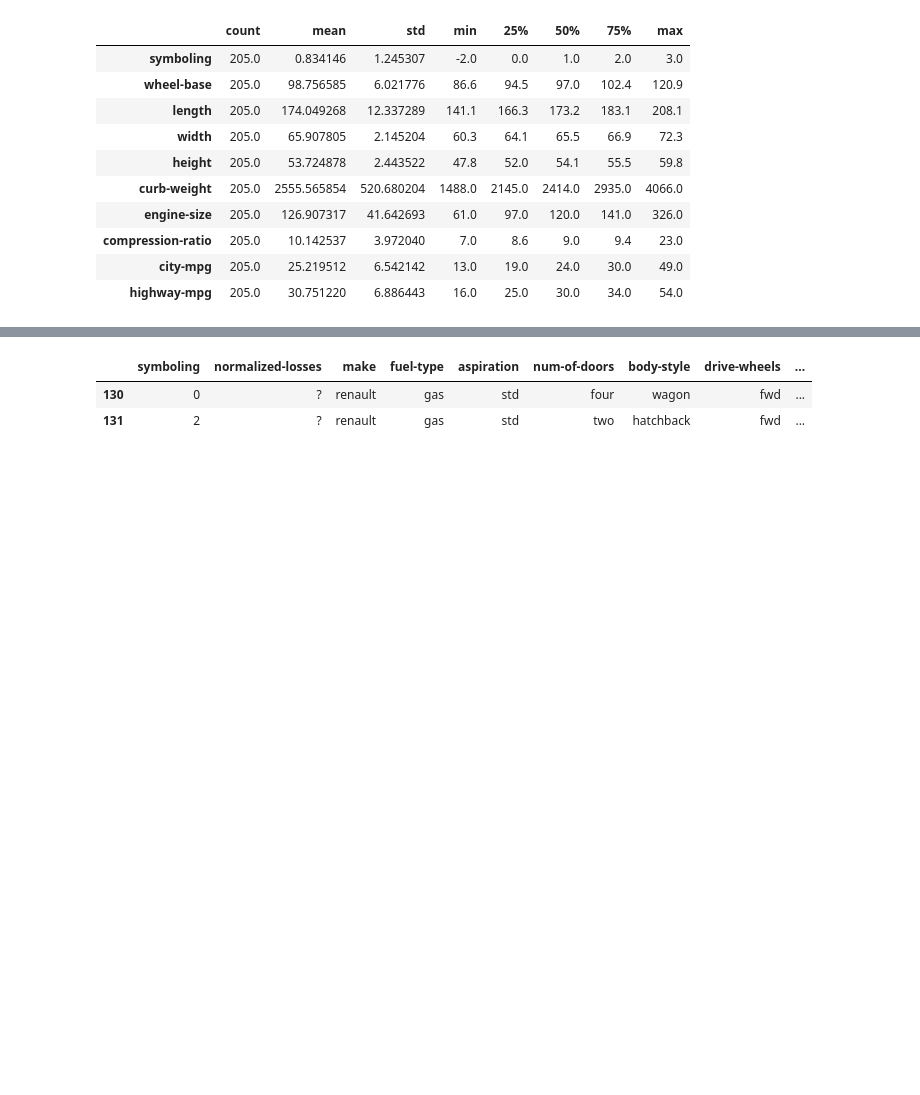
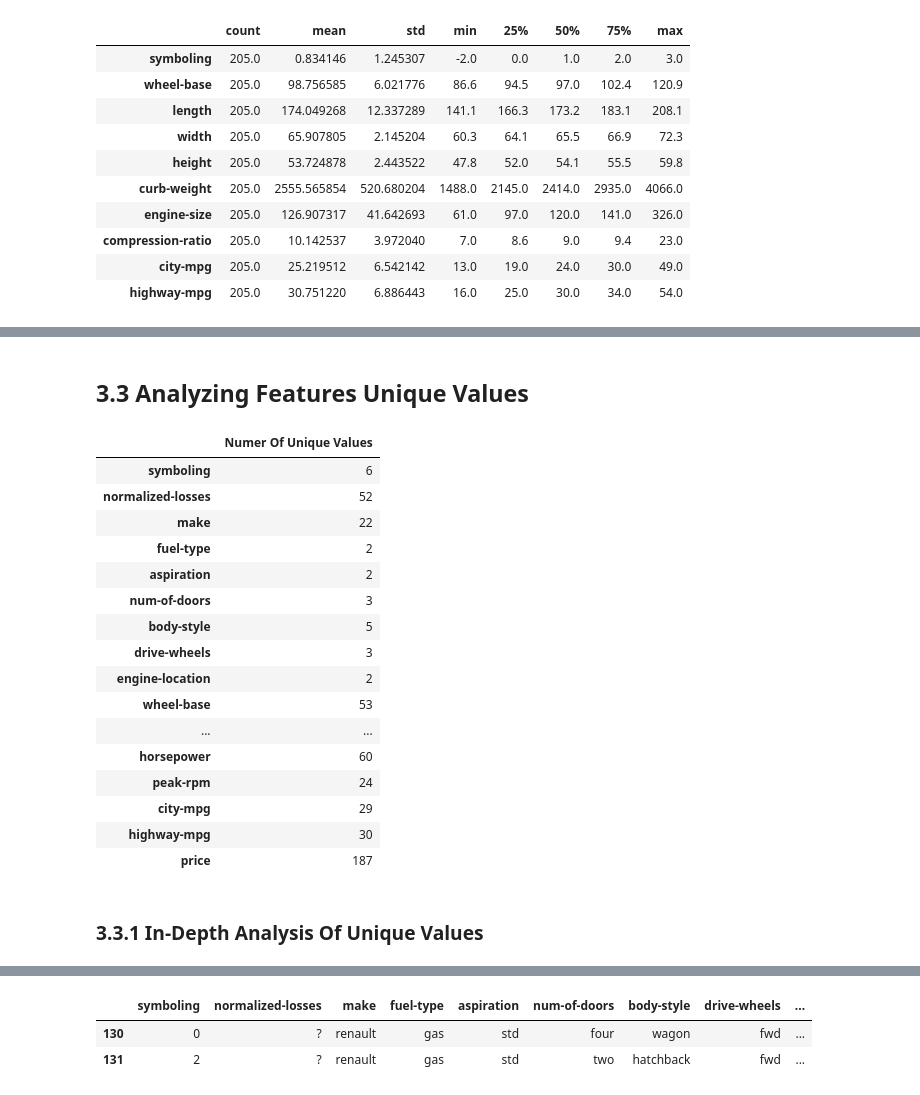
Before and after one commit to mohammadreza-mohammadi94/DataAnalysis-And-MachineLearning, a Jupyter notebook: Automobile Dataset/Automobile.ipynb, the cells around one changed output, grey strips where cells are left out. Saved outputs shown, nothing was run; the diff lists cells and outputs as text; code cells hidden in the pictures; blank space fills up the shorter version.

```diff
--- a/Automobile Dataset/Automobile.ipynb
+++ b/Automobile Dataset/Automobile.ipynb
@@ -129,0 +245,24 @@ ________________________________________________________________________________
+# %% [markdown]
+## 3.3 Analyzing Features Unique Values <a id=10></a>
+# %%
+pd.DataFrame(df.nunique(), columns=['Numer Of Unique Values'])
+# %% [output]
+|  | Numer Of Unique Values |
+| symboling | 6 |
+| normalized-losses | 52 |
+| make | 22 |
+| fuel-type | 2 |
+| aspiration | 2 |
+| num-of-doors | 3 |
+| body-style | 5 |
+| drive-wheels | 3 |
+| engine-location | 2 |
+| wheel-base | 53 |
+| ... | ... |
+| horsepower | 60 |
+| peak-rpm | 24 |
+| city-mpg | 29 |
+| highway-mpg | 30 |
+| price | 187 |
+# %% [markdown]
+### 3.3.1 In-Depth Analysis Of Unique Values <a id=11></a>
```
Also changed, not shown: parts of 74 cells of this notebook.
